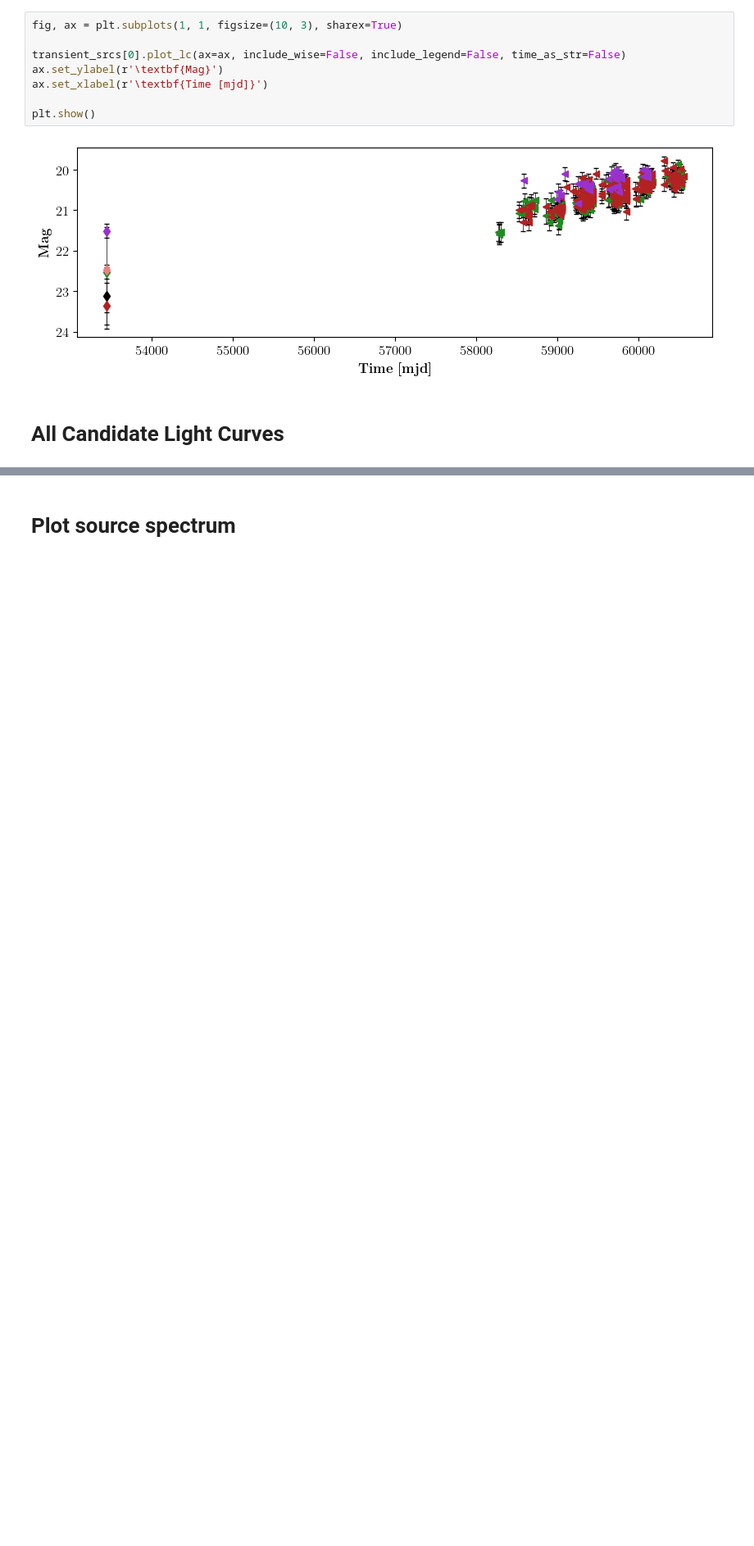
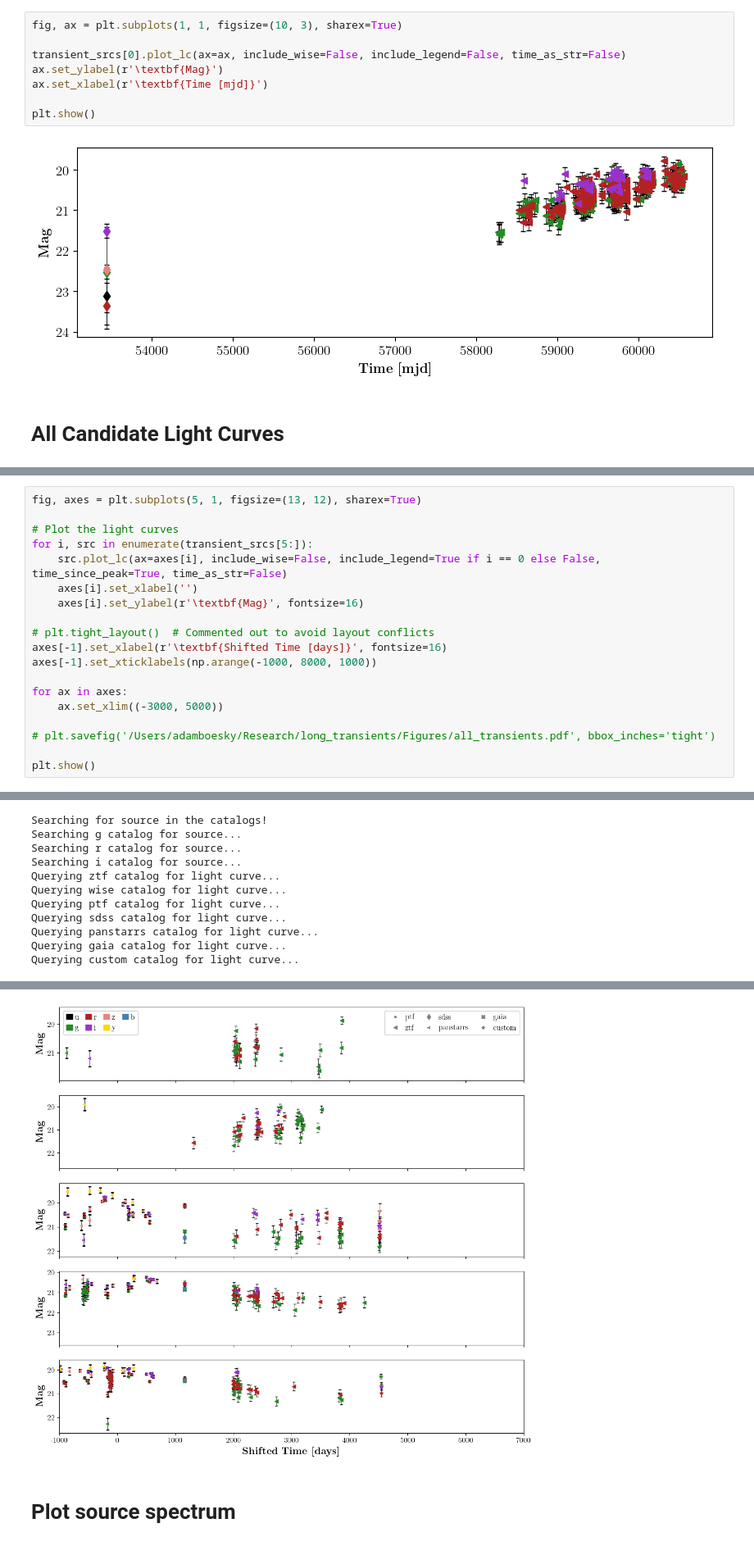
Before and after one commit to Adam-Boesky/long_transients, a Jupyter notebook: Notebooks/misc_plotting.ipynb, the cells around one changed output, grey strips where cells are left out. Shown at 82% size. Drawn from its saved outputs; the diff is of its cells as text; blank space fills up the shorter version.

```diff
--- a/Notebooks/misc_plotting.ipynb
+++ b/Notebooks/misc_plotting.ipynb
@@ -1071,0 +1099,20 @@ Querying ztf catalog for light curve...
+# %%
+fig, axes = plt.subplots(5, 1, figsize=(13, 12), sharex=True)
+
+# Plot the light curves
+for i, src in enumerate(transient_srcs[5:]):
+    src.plot_lc(ax=axes[i], include_wise=False, include_legend=True if i == 0 else False, time_since_peak=True, time_as_str=False)
+    axes[i].set_xlabel('')
+    axes[i].set_ylabel(r'\textbf{Mag}', fontsize=16)
+
+# plt.tight_layout()  # Commented out to avoid layout conflicts
+axes[-1].set_xlabel(r'\textbf{Shifted Time [days]}', fontsize=16)
+axes[-1].set_xticklabels(np.arange(-1000, 8000, 1000))
+
+for ax in axes:
+    ax.set_xlim((-3000, 5000))
+
+# plt.savefig('/Users/adamboesky/Research/long_transients/Figures/all_transients.pdf', bbox_inches='tight')
+
+plt.show()
+# %% [output]
@@ -1071,0 +1180,11 @@ Querying ztf catalog for light curve...
+Searching for source in the catalogs!
+Searching g catalog for source...
+Searching r catalog for source...
+Searching i catalog for source...
+Querying ztf catalog for light curve...
+Querying wise catalog for light curve...
+Querying ptf catalog for light curve...
+Querying sdss catalog for light curve...
+Querying panstarrs catalog for light curve...
+Querying gaia catalog for light curve...
+Querying custom catalog for light curve...
@@ -1072,3 +1201,4 @@ Querying ztf catalog for light curve...
+[figure, added]
 # %% [markdown]
 # Plot source spectrum
 # %%
```
Also changed, not shown: parts of 9 cells of this notebook, 29 other files.
